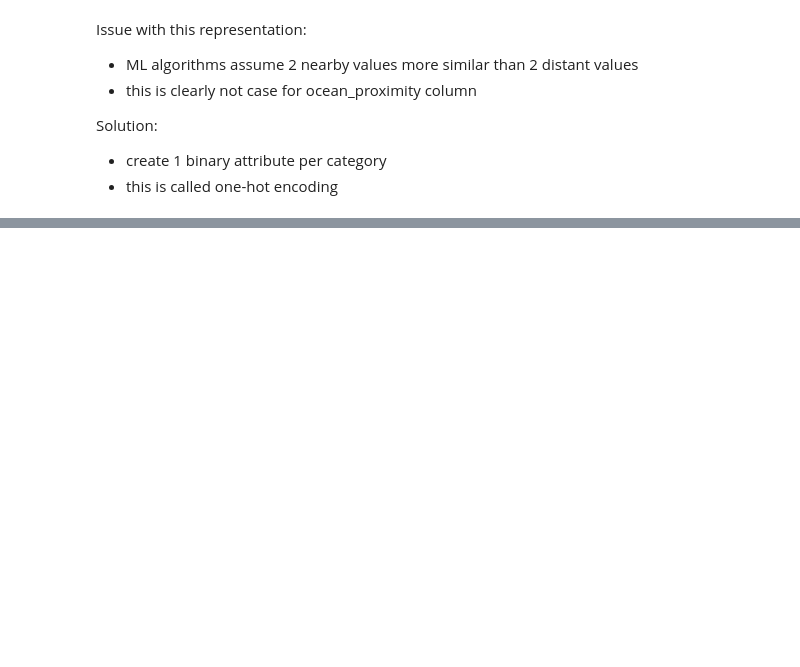
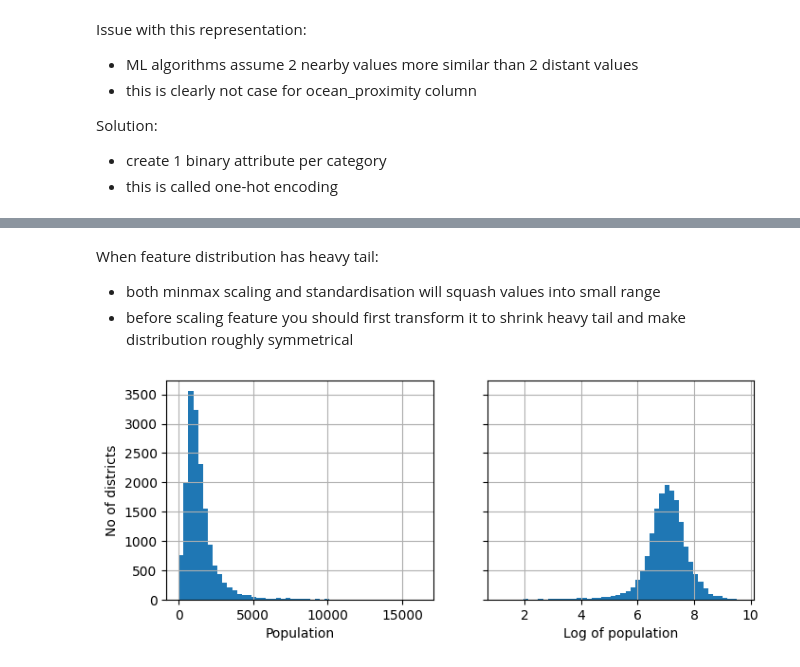
Before and after one commit to RNavs-44/Machine_Learning_Projects, a Jupyter notebook: California_Housing_Project.ipynb, the cells around one changed output, grey strips where cells are left out. Cells and saved outputs as stored; diff of their text form; code cells hidden in the pictures; blank space fills up the shorter version.

Commit message:
Started transformation pipeline

```diff
--- a/California_Housing_Project.ipynb
+++ b/California_Housing_Project.ipynb
@@ -319,12 +344,12 @@ e.g. options to fix missing values for total_bedrooms:
 * get rid of whole attribute
 * set missing values to some value - called imputation
 # %%
-housing.dropna(subset=["total_bedrooms"], inplace=True) # option 1
+# housing.dropna(subset=["total_bedrooms"], inplace=True) # option 1
 
-housing.drop("total_bedrooms", axis=1) # option 2
+# housing.drop("total_bedrooms", axis=1) # option 2
 
-median = housing["total_bedrooms"].median() # option 3
-housing["total_bedrooms"].fillna(median, inplace=True)
+# median = housing["total_bedrooms"].median() # option 3
+# housing["total_bedrooms"].fillna(median, inplace=True)
 # %% [markdown]
 Option 3 is the least destructive so we choose it
 * instead of preceding code, we use scikit-learn class SimpleImputer
@@ -440,0 +547,15 @@ housing_cat_1hot
+# %% [markdown]
+When feature distribution has heavy tail:
+* both minmax scaling and standardisation will squash values into small range
+* before scaling feature you should first transform it to shrink heavy tail and make distribution roughly symmetrical
+# %%
+# example of transforming feature to make it closer to Gaussian distribution
+fig, axs = plt.subplots(1, 2, figsize=(8, 3), sharey=True)
+housing["population"].hist(ax=axs[0], bins=50)
+housing["population"].apply(np.log).hist(ax=axs[1], bins=50)
+axs[0].set_xlabel("Population")
+axs[1].set_xlabel("Log of population")
+axs[0].set_ylabel("No of districts")
+plt.show()
+# %% [output]
+[figure, added]
```
Also changed, not shown: parts of 51 cells of this notebook.
